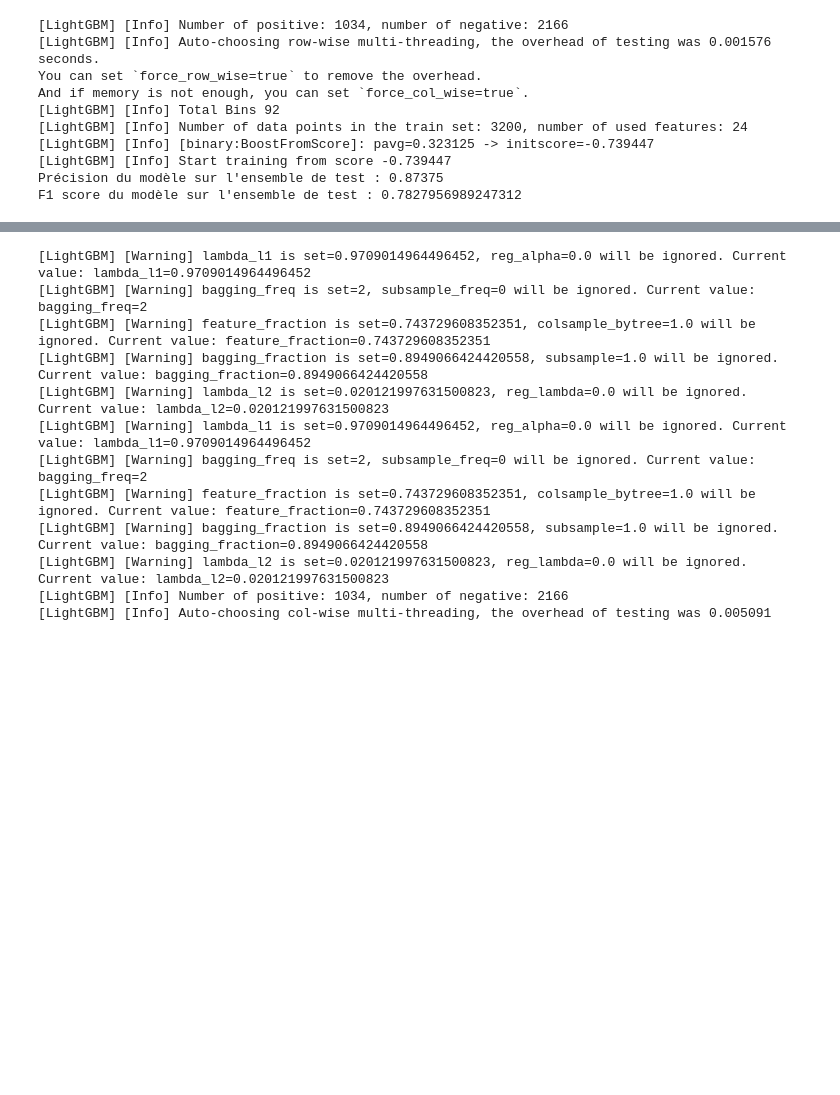
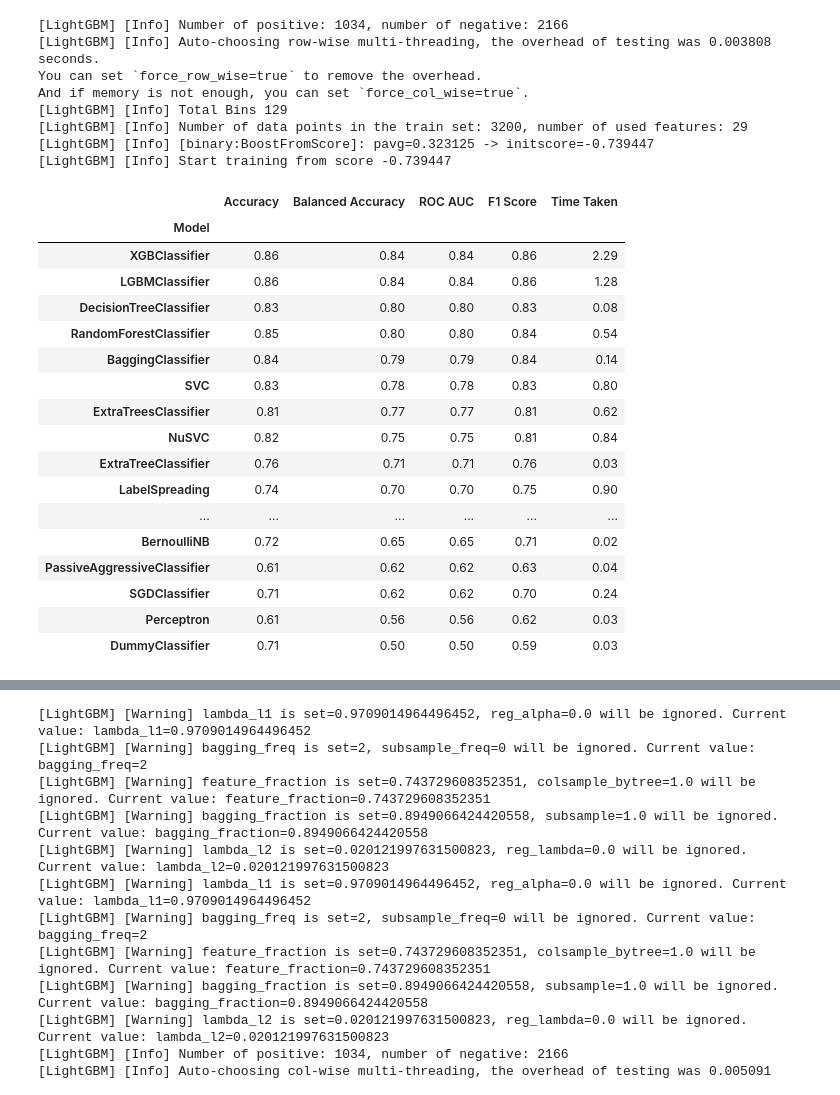
Before and after one commit to benech17/ML-Robustness-Fairness, a Jupyter notebook: lime_lightgbm_optuna.ipynb, the cells around one changed output, grey strips where cells are left out. Cells and saved outputs as stored; diff of their text form; code cells hidden in the pictures; blank space fills up the shorter version.

```diff
--- a/lime_lightgbm_optuna.ipynb
+++ b/lime_lightgbm_optuna.ipynb
@@ -23,28 +75,49 @@ X_train_dummies, X_test_dummies, y_train_dummies, y_test_dummies = train_test_sp
-# %%
-
-from sklearn.metrics import f1_score
-
-# Instanciation et entraînement du modèle LightGBM
-selected_model = LGBMClassifier(random_state=42)
-selected_model.fit(X_train_dummies, y_train_dummies)
-
-# Faire des prédictions sur l'ensemble de test
-y_pred = selected_model.predict(X_test_dummies)
-
-# Calculer la précision et le F1 score du modèle
-accuracy = accuracy_score(y_test_dummies, y_pred)
-f1 = f1_score(y_test_dummies, y_pred)
-
-print(f"Précision du modèle sur l'ensemble de test : {accuracy}")
-print(f"F1 score du modèle sur l'ensemble de test : {f1}")
-# %% [output]
-[LightGBM] [Info] Number of positive: 1034, number of negative: 2166
-[LightGBM] [Info] Auto-choosing row-wise multi-threading, the overhead of testing was 0.001576 seconds.
-You can set `force_row_wise=true` to remove the overhead.
-And if memory is not enough, you can set `force_col_wise=true`.
-[LightGBM] [Info] Total Bins 92
-[LightGBM] [Info] Number of data points in the train set: 3200, number of used features: 24
-[LightGBM] [Info] [binary:BoostFromScore]: pavg=0.323125 -> initscore=-0.739447
-[LightGBM] [Info] Start training from score -0.739447
-Précision du modèle sur l'ensemble de test : 0.87375
-F1 score du modèle sur l'ensemble de test : 0.7827956989247312
+# %%
+# Since LazyPredict doesn't handle DataFrame input directly, we'll use the preprocessed data as numpy arrays.
+# Splitting the data into features (X) and target (y) for modeling
+X = data_preprocessed_with_boolean.drop(columns=['decision']).values
+y = data_preprocessed_with_boolean['decision'].values
+
+# Import LazyClassifier for classification tasks from LazyPredict
+from lazypredict.Supervised import LazyClassifier
+
+# Split the data into training and testing sets
+from sklearn.model_selection import train_test_split
+
+X_train, X_test, y_train, y_test = train_test_split(X, y, test_size=0.2, random_state=42)
+
+# Initialize the LazyClassifier to fit on the training data
+clf = LazyClassifier(verbose=0, ignore_warnings=True, custom_metric=None)
+
+# Fit and evaluate the models
+models, predictions = clf.fit(X_train, X_test, y_train, y_test)
+
+# Display the performance metrics of the models
+models
+# %% [output]
+[LightGBM] [Info] Number of positive: 1034, number of negative: 2166
+[LightGBM] [Info] Auto-choosing row-wise multi-threading, the overhead of testing was 0.003808 seconds.
+You can set `force_row_wise=true` to remove the overhead.
+And if memory is not enough, you can set `force_col_wise=true`.
+[LightGBM] [Info] Total Bins 129
+[LightGBM] [Info] Number of data points in the train set: 3200, number of used features: 29
+[LightGBM] [Info] [binary:BoostFromScore]: pavg=0.323125 -> initscore=-0.739447
+[LightGBM] [Info] Start training from score -0.739447
+|  | Accuracy | Balanced Accuracy | ROC AUC | F1 Score | Time Taken |
+| Model |  |  |  |  |  |
+| XGBClassifier | 0.86 | 0.84 | 0.84 | 0.86 | 2.29 |
+| LGBMClassifier | 0.86 | 0.84 | 0.84 | 0.86 | 1.28 |
+| DecisionTreeClassifier | 0.83 | 0.80 | 0.80 | 0.83 | 0.08 |
+| RandomForestClassifier | 0.85 | 0.80 | 0.80 | 0.84 | 0.54 |
+| BaggingClassifier | 0.84 | 0.79 | 0.79 | 0.84 | 0.14 |
+| SVC | 0.83 | 0.78 | 0.78 | 0.83 | 0.80 |
+| ExtraTreesClassifier | 0.81 | 0.77 | 0.77 | 0.81 | 0.62 |
+| NuSVC | 0.82 | 0.75 | 0.75 | 0.81 | 0.84 |
+| ExtraTreeClassifier | 0.76 | 0.71 | 0.71 | 0.76 | 0.03 |
+| LabelSpreading | 0.74 | 0.70 | 0.70 | 0.75 | 0.90 |
+| ... | ... | ... | ... | ... | ... |
+| BernoulliNB | 0.72 | 0.65 | 0.65 | 0.71 | 0.02 |
+| PassiveAggressiveClassifier | 0.61 | 0.62 | 0.62 | 0.63 | 0.04 |
+| SGDClassifier | 0.71 | 0.62 | 0.62 | 0.70 | 0.24 |
+| Perceptron | 0.61 | 0.56 | 0.56 | 0.62 | 0.03 |
+| DummyClassifier | 0.71 | 0.50 | 0.50 | 0.59 | 0.03 |
```
Also changed, not shown: parts of 12 cells of this notebook.
